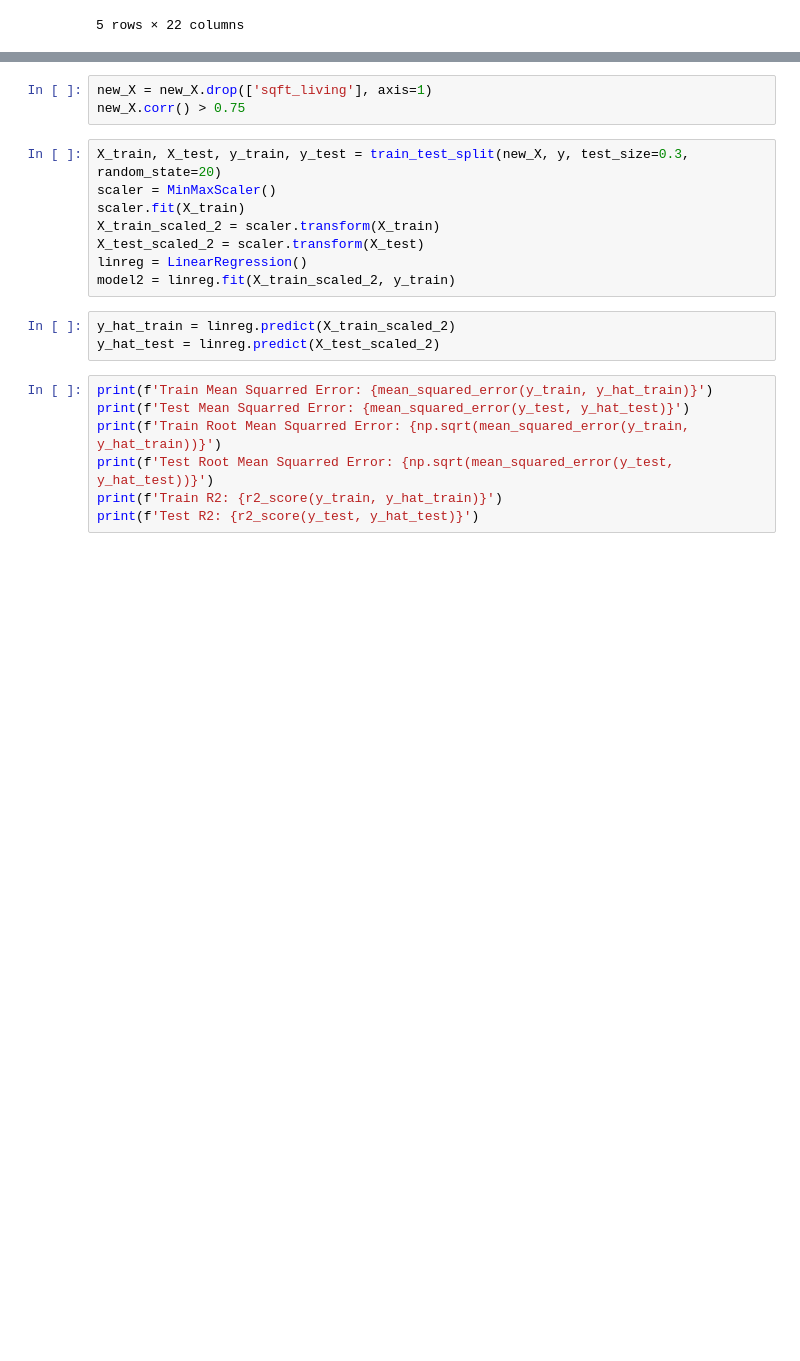
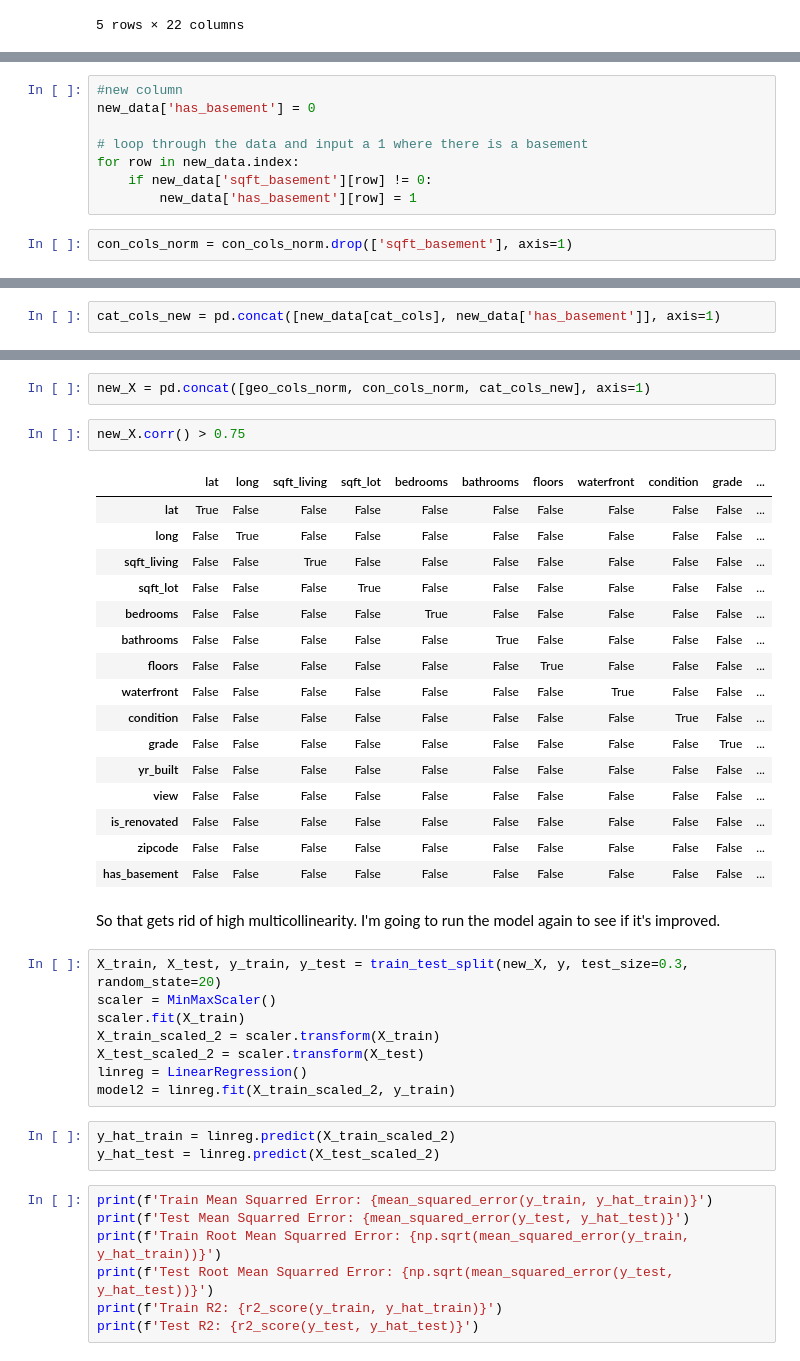
Before and after one commit to christisarv/linear-modeling-house-prices, a Jupyter notebook: Housing Data Model & Analysis.ipynb, the cells around one changed output, grey strips where cells are left out. Cells and saved outputs as stored; diff of their text form; blank space fills up the shorter version.

```diff
--- a/Housing Data Model & Analysis.ipynb
+++ b/Housing Data Model & Analysis.ipynb
@@ -322,0 +325,10 @@ new_data.head()
+# %%
+#new column
+new_data['has_basement'] = 0
+
+# loop through the data and input a 1 where there is a basement
+for row in new_data.index:
+    if new_data['sqft_basement'][row] != 0:
+        new_data['has_basement'][row] = 1
+# %%
+con_cols_norm = con_cols_norm.drop(['sqft_basement'], axis=1)
@@ -322,0 +345,2 @@ new_data.head()
+# %%
+cat_cols_new = pd.concat([new_data[cat_cols], new_data['has_basement']], axis=1)
@@ -323,6 +356,26 @@ new_data.head()
+# %%
+new_X = pd.concat([geo_cols_norm, con_cols_norm, cat_cols_new], axis=1)
 # %%
-new_X = new_X.drop(['sqft_living'], axis=1)
 new_X.corr() > 0.75
+# %% [output]
+|  | lat | long | sqft_living | sqft_lot | bedrooms | bathrooms | floors | waterfront | condition | grade | ... |
+| lat | True | False | False | False | False | False | False | False | False | False | ... |
+| long | False | True | False | False | False | False | False | False | False | False | ... |
+| sqft_living | False | False | True | False | False | False | False | False | False | False | ... |
+| sqft_lot | False | False | False | True | False | False | False | False | False | False | ... |
+| bedrooms | False | False | False | False | True | False | False | False | False | False | ... |
+| bathrooms | False | False | False | False | False | True | False | False | False | False | ... |
+| floors | False | False | False | False | False | False | True | False | False | False | ... |
+| waterfront | False | False | False | False | False | False | False | True | False | False | ... |
+| condition | False | False | False | False | False | False | False | False | True | False | ... |
+| grade | False | False | False | False | False | False | False | False | False | True | ... |
+| yr_built | False | False | False | False | False | False | False | False | False | False | ... |
+| view | False | False | False | False | False | False | False | False | False | False | ... |
+| is_renovated | False | False | False | False | False | False | False | False | False | False | ... |
+| zipcode | False | False | False | False | False | False | False | False | False | False | ... |
+| has_basement | False | False | False | False | False | False | False | False | False | False | ... |
+# %% [markdown]
+So that gets rid of high multicollinearity. I'm going to run the model again to see if it's improved.
 # %%
 X_train, X_test, y_train, y_test = train_test_split(new_X, y, test_size=0.3, random_state=20)
 scaler = MinMaxScaler()
```
Also changed, not shown: parts of 7 cells of this notebook.
